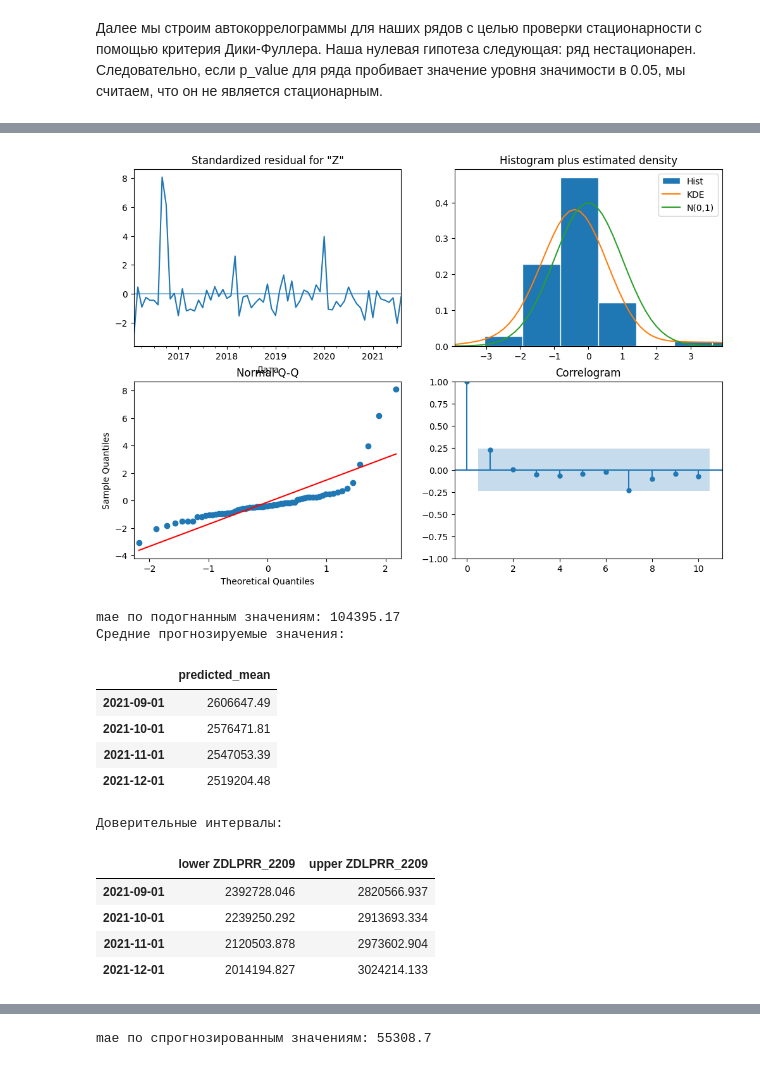
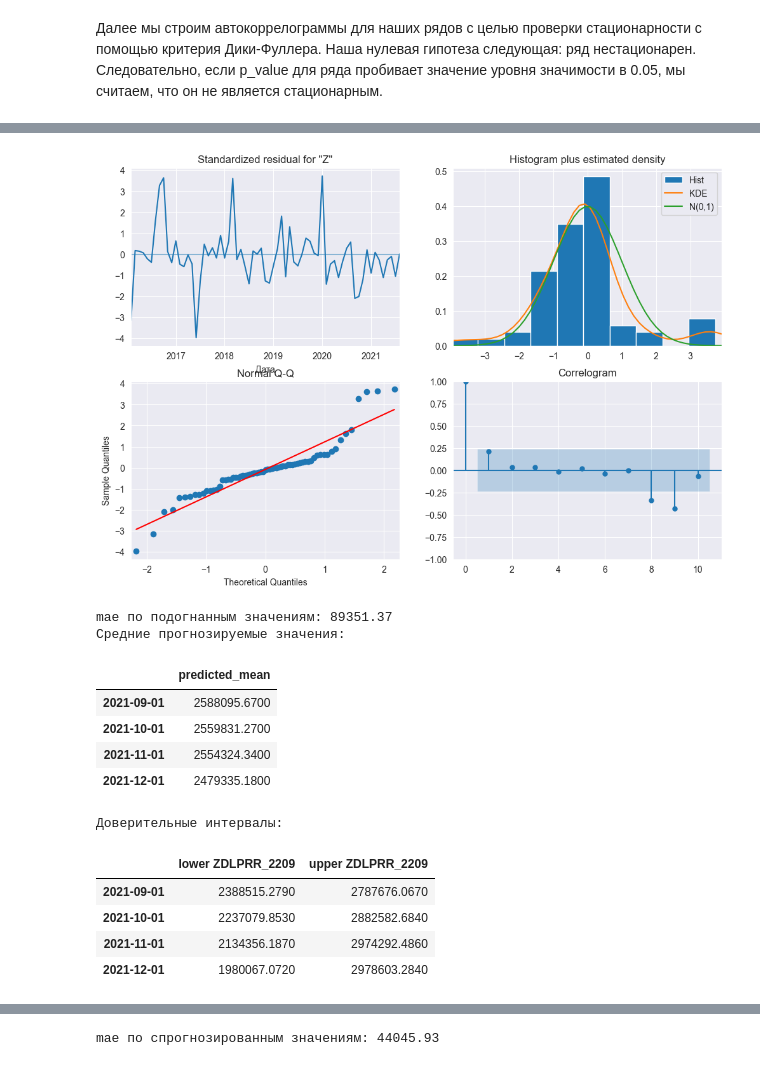
Before and after one commit to JarlPenguin/anomaly_analysis_2025, a Jupyter notebook: analysis.ipynb, the cells around one changed output, grey strips where cells are left out. Saved outputs shown, nothing was run; the diff lists cells and outputs as text; code cells hidden in the pictures.

```diff
--- a/analysis.ipynb
+++ b/analysis.ipynb
@@ -53,16 +51,14 @@ def get_ZDLPRR(regn: int, remote=True) -> pd.DataFrame:
     return df
 # %%
 # Парсим данные и смотрим для каждого банка отдельно статистические показатели и динамику временного ряда
+pd.set_option('display.float_format', lambda x: '%.4f' % x)
 otkrytiye_ZDLPRR = get_ZDLPRR(2209, False)
 otkrytiye_ZDLPRR.name = "Открытие"
 otkrytiye_ZDLPRR[otkrytiye_ZDLPRR.index < "2019-02-01"] *= 1.85 # Корректировка
-mkb_ZDLPRR = get_ZDLPRR(1978, False)
-mkb_ZDLPRR.name = "МКБ"
-mkb_ZDLPRR[mkb_ZDLPRR.index < "2019-02-01"] *= 2.6 # Корректировка
 vtb_ZDLPRR = get_ZDLPRR(1000, False)
 vtb_ZDLPRR.name = "ВТБ"
 vtb_ZDLPRR[vtb_ZDLPRR.index < "2019-02-01"] *= 1.3 # Корректировка
-dfs = [otkrytiye_ZDLPRR, mkb_ZDLPRR, vtb_ZDLPRR]
+dfs = [otkrytiye_ZDLPRR, vtb_ZDLPRR]
 for df in dfs:
     print(df.name)
     display(df)
@@ -70,9 +66,11 @@ for df in dfs:
     df_fig = df.copy() / 1000
     plt.figure(figsize=(40, 10))
     plt.plot(df_fig)
-    plt.xlabel("Дата отчётности")
-    plt.ylabel("Сумма просроченных кредитов, млн. руб.")
-    plt.title(f"Временной ряд просроченных кредитов по ипотеке ({df.name})")
+    plt.xlabel("Дата отчётности", size=20)
+    plt.xticks(size=20)
+    plt.ylabel("Сумма просроченных кредитов, млн. руб.", size=20)
+    plt.yticks(size=20)
+    plt.title(f"Временной ряд просроченных кредитов по ипотеке ({df.name})", size=30)
     plt.show()
 # %% [output]
 Открытие
@@ -363,48 +400,47 @@ from statsmodels.tsa.statespace.sarimax import SARIMAX
 
 # Построение модели ARIMAX для Открытия
 otkrytiye_ZDLPRR_exog = otkrytiye_ZDLPRR.copy()
 otkrytiye_ZDLPRR_exog["anomaly_1"] = np.float64(otkrytiye_ZDLPRR_exog.index == "2016-09-01")
-model_otkrytiye = SARIMAX(otkrytiye_ZDLPRR_exog["ZDLPRR_2209"][:-4], exog=otkrytiye_ZDLPRR_exog["anomaly_1"][:-4], order=(1, 1, 3))
+model_otkrytiye = SARIMAX(otkrytiye_ZDLPRR_exog["ZDLPRR_2209"][:-4], exog=otkrytiye_ZDLPRR_exog["anomaly_1"][:-4], order=(20, 1, 5))
 results_otkrytiye = model_otkrytiye.fit()
 results_otkrytiye.plot_diagnostics(figsize=(12, 8))
 plt.show()
-st_pred_otkrytiye = results_otkrytiye.get_prediction(start=pd.to_datetime(str(otkrytiye_ZDLPRR_exog.index[1])), dynamic=False)
-forecast_values_otkrytiye = st_pred_otkrytiye.predicted_mean
+forecast_values_otkrytiye = results_otkrytiye.fittedvalues[1:]
 actual_values_otkrytiye = otkrytiye_ZDLPRR_exog["ZDLPRR_2209"][1:]
 print('mae по подогнанным значениям: {}'.format(round(mean_absolute_error(forecast_values_otkrytiye, actual_values_otkrytiye[:-4]), 2)))
 pred_future_otkrytiye = results_otkrytiye.get_forecast(steps=4, exog=[0, 0, 0, 0])
 print('Средние прогнозируемые значения:')
 display(np.round(pred_future_otkrytiye.predicted_mean.to_frame(), 2))
 print('Доверительные интервалы:')
 display(np.round(pred_future_otkrytiye.conf_int(), 3))
 plt.plot(pred_future_otkrytiye.predicted_mean, label='Средние прогнозируемые значения')
 plt.fill_between(pred_future_otkrytiye.conf_int().index,
                  pred_future_otkrytiye.conf_int().iloc[:, 0],
                  pred_future_otkrytiye.conf_int().iloc[:, 1], color='k', alpha=.2)
 plt.legend()
 plt.show()
 print('mae по спрогнозированным значениям: {}'.format(round(mean_absolute_error(pred_future_otkrytiye.predicted_mean, actual_values_otkrytiye[-4:]), 2)))
 plt.figure(figsize=(15,8))
 plt.plot(actual_values_otkrytiye, label='Реальные значения')
 plt.plot(forecast_values_otkrytiye, label='Подогнанные значения')
-plt.plot(pred_future_otkrytiye.predicted_mean, label='Спрогнозированные значения')
+plt.plot(pd.concat([forecast_values_otkrytiye[-1:], pred_future_otkrytiye.predicted_mean]), label='Спрогнозированные значения')
 plt.title('Модель ARIMAX (Открытие)')
 plt.xlabel('Дата отчётности')
 plt.ylabel('Сумма просроченных кредитов, тыс. руб.')
 plt.legend()
 plt.show()
 # %% [output]
-[figure, old version]
+[figure, new version]
-mae по подогнанным значениям: 104395.17
+mae по подогнанным значениям: 89351.37
 Средние прогнозируемые значения:
 |  | predicted_mean |
-| 2021-09-01 | 2606647.49 |
-| 2021-10-01 | 2576471.81 |
-| 2021-11-01 | 2547053.39 |
-| 2021-12-01 | 2519204.48 |
+| 2021-09-01 | 2588095.6700 |
+| 2021-10-01 | 2559831.2700 |
+| 2021-11-01 | 2554324.3400 |
+| 2021-12-01 | 2479335.1800 |
 Доверительные интервалы:
 |  | lower ZDLPRR_2209 | upper ZDLPRR_2209 |
-| 2021-09-01 | 2392728.046 | 2820566.937 |
-| 2021-10-01 | 2239250.292 | 2913693.334 |
-| 2021-11-01 | 2120503.878 | 2973602.904 |
-| 2021-12-01 | 2014194.827 | 3024214.133 |
+| 2021-09-01 | 2388515.2790 | 2787676.0670 |
+| 2021-10-01 | 2237079.8530 | 2882582.6840 |
+| 2021-11-01 | 2134356.1870 | 2974292.4860 |
+| 2021-12-01 | 1980067.0720 | 2978603.2840 |
@@ -412 +448 @@ mae по подогнанным значениям: 104395.17
-mae по спрогнозированным значениям: 55308.7
+mae по спрогнозированным значениям: 44045.93
```
Also changed, not shown: parts of 21 cells of this notebook.
